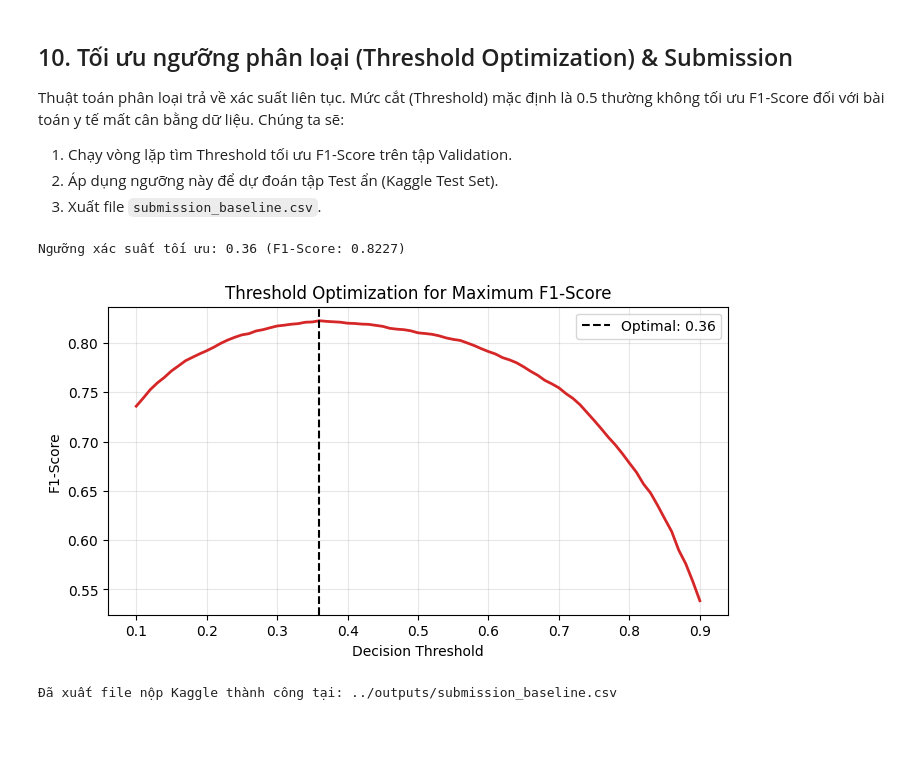
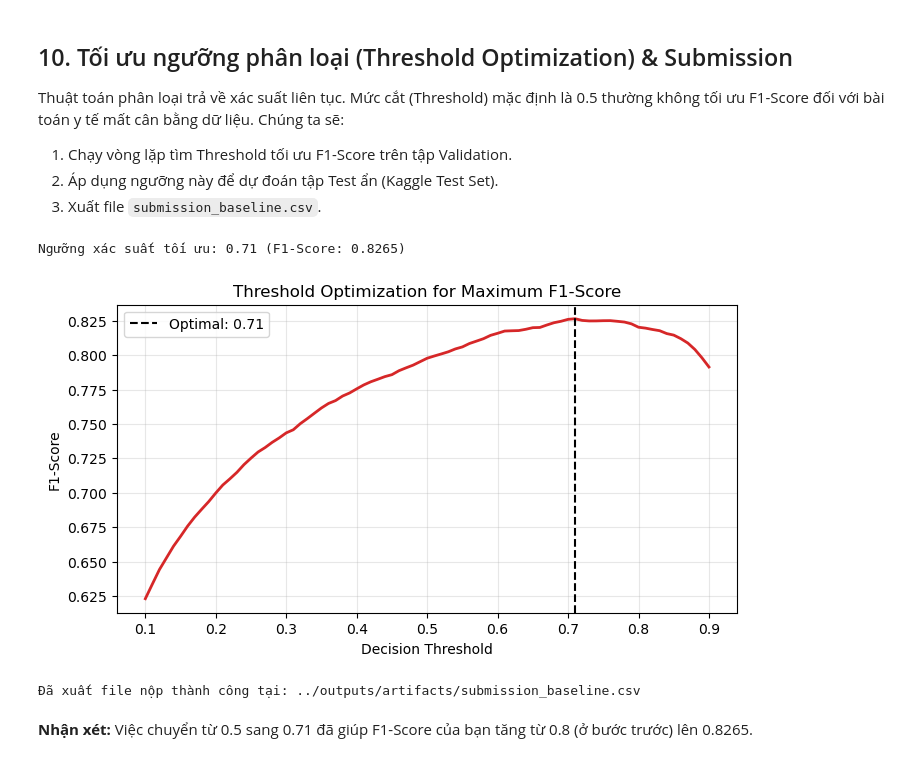
Before and after one commit to s4lt1f0l/Exploring-Mental-Health-Data, a Jupyter notebook: notebooks/03_baseline_models.ipynb, the cells around one changed output. Cells and saved outputs as stored; diff of their text form; code cells hidden in the pictures; blank space fills up the shorter version.

Commit message:
feat: complete baseline

```diff
--- a/notebooks/03_baseline_models.ipynb
+++ b/notebooks/03_baseline_models.ipynb
@@ -325,9 +433,9 @@ Chúng ta sẽ:
 2. Áp dụng ngưỡng này để dự đoán tập Test ẩn (Kaggle Test Set).
 3. Xuất file `submission_baseline.csv`.
 # %%
-# Lấy xác suất từ mô hình hoạt động tốt hơn (Giả sử là Random Forest)
-best_val_probs = rf_val_probs
-best_model = rf_model
+# Lấy xác suất từ mô hình Logistic Regression
+best_val_probs = lr_val_probs
+best_model = lr_model
 
 # 1. Tìm ngưỡng tối ưu trên Validation Set
 thresholds = np.arange(0.1, 0.91, 0.01)
@@ -339,38 +447,42 @@ opt_f1 = f1_scores[opt_idx]
 
 print(f"Ngưỡng xác suất tối ưu: {opt_threshold:.2f} (F1-Score: {opt_f1:.4f})")
 
 # Vẽ đường cong tối ưu ngưỡng
 plt.figure(figsize=(8, 4))
 plt.plot(thresholds, f1_scores, color='tab:red', lw=2)
 plt.axvline(opt_threshold, color='black', linestyle='--', label=f'Optimal: {opt_threshold:.2f}')
 plt.title('Threshold Optimization for Maximum F1-Score')
 plt.xlabel('Decision Threshold')
 plt.ylabel('F1-Score')
 plt.legend()
 plt.grid(alpha=0.3)
 plt.show()
 
 # 2. Huấn luyện lại trên TOÀN BỘ dữ liệu Train (100%) trước khi dự đoán Test
-best_model.fit(X_tree_all, y_all)
+best_model.fit(X_nn_all, y_all)
 
 # 3. Dự đoán tập Test
-X_test_tree = pd.read_pickle(f"{INPUT_DIR}/test_tree_ready.pkl")
+X_test_tree = pd.read_pickle(f"{INPUT_DIR}/test_nn_ready.pkl")
 test_probs = best_model.predict_proba(X_test_tree)[:, 1]
+
+test_df = pd.read_csv(f"../data/raw/test.csv")
+test_ids = test_df['id'].values
 
 # Áp dụng ngưỡng tối ưu
 test_preds = (test_probs >= opt_threshold).astype(int)
 
 # 4. Xuất file Submission
-# Lưu ý: Điều chỉnh 'id' theo đúng tên cột id của tập Kaggle test
 submission = pd.DataFrame({
-    'id': range(len(test_preds)), # THAY BẰNG CỘT ID GỐC NẾU BẠN ĐÃ LƯU
+    'id': test_ids,
     'Depression': test_preds
 })
 
 submission_path = f"{OUTPUT_DIR}/submission_baseline.csv"
 submission.to_csv(submission_path, index=False)
-print(f"Đã xuất file nộp Kaggle thành công tại: {submission_path}")
+print(f"Đã xuất file nộp thành công tại: {submission_path}")
 # %% [output]
-Ngưỡng xác suất tối ưu: 0.36 (F1-Score: 0.8227)
+Ngưỡng xác suất tối ưu: 0.71 (F1-Score: 0.8265)
-[figure, old version]
+[figure, new version]
-Đã xuất file nộp Kaggle thành công tại: ../outputs/submission_baseline.csv
+Đã xuất file nộp thành công tại: ../outputs/artifacts/submission_baseline.csv
+# %% [markdown]
+**Nhận xét:** Việc chuyển từ 0.5 sang 0.71 đã giúp F1-Score của bạn tăng từ 0.8 (ở bước trước) lên 0.8265.
```
Also changed, not shown: parts of 13 cells of this notebook, 8 other files.
